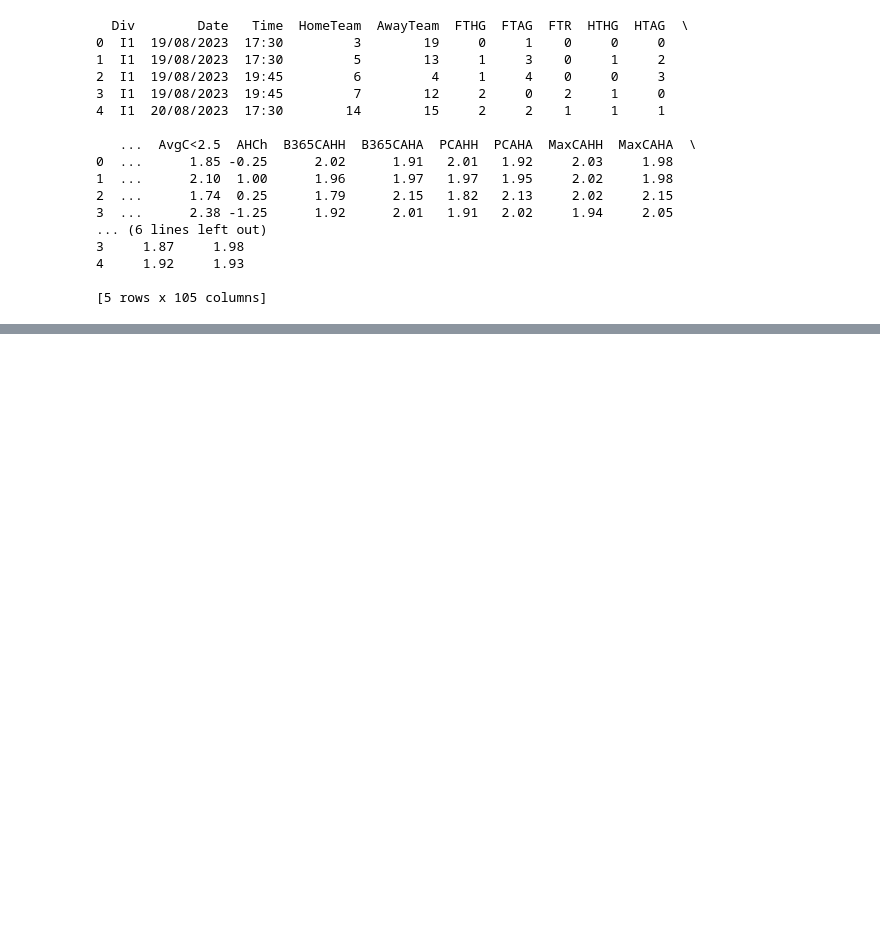
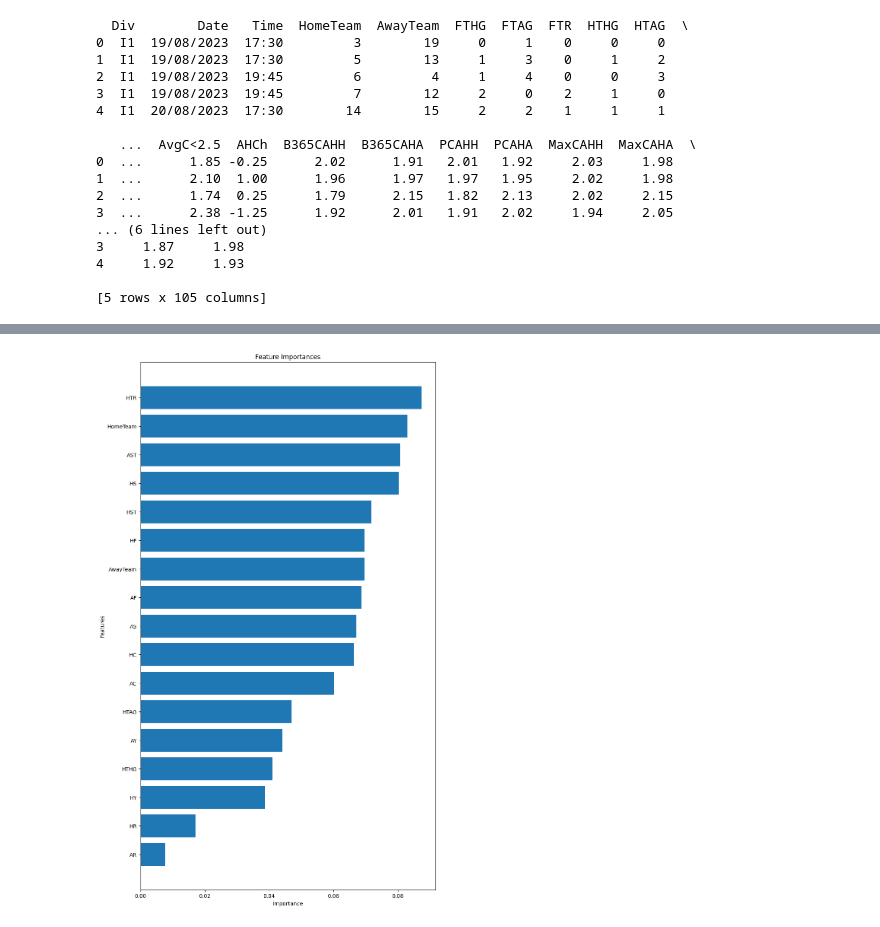
Before and after one commit to vv7ishere/Seria-A_prediction, a Jupyter notebook: seria.ipynb, the cells around one changed output, grey strips where cells are left out. Cells and saved outputs as stored; diff of their text form; code cells hidden in the pictures; blank space fills up the shorter version.

```diff
--- a/seria.ipynb
+++ b/seria.ipynb
@@ -343,0 +159,21 @@ weighted avg       0.99      0.99      0.99        76
+# %%
+# scale/normalize data
+scaler = StandardScaler()
+X_scaled = scaler.fit_transform(X)
+# %%
+#split data into training and testing sets
+X_train, X_test, y_train, y_test = train_test_split(X_scaled, y, test_size=0.2, random_state=5)
+# %%
+rf = RandomForestClassifier(n_estimators=200)
+rf.fit(X_train, y_train)
+y_pred=rf.predict(X_test)
+accuracy = accuracy_score(y_test, y_pred)
+print("Accuracy:", accuracy)
+
+# Print a classification report
+print("Classification Report:")
+print(classification_report(y_test, y_pred))
+
+# Print a confusion matrix
+print("Confusion Matrix:")
+print(confusion_matrix(y_test, y_pred))
@@ -343,0 +197,14 @@ weighted avg       0.99      0.99      0.99        76
+# %%
+importances = rf.feature_importances_
+# %%
+importances = importances / np.sum(importances)
+indices = np.argsort(importances)
+plt.figure(figsize=(10, 18))  # Adjust the figure size as needed
+plt.barh(range(len(X.columns)), importances[indices])
+plt.yticks(range(len(X.columns)), [X.columns[i] for i in indices])
+plt.title("Feature Importances")
+plt.xlabel("Importance")
+plt.ylabel("Features")
+plt.show()
+# %% [output]
+[figure, added]
```
Also changed, not shown: parts of 64 cells of this notebook.
